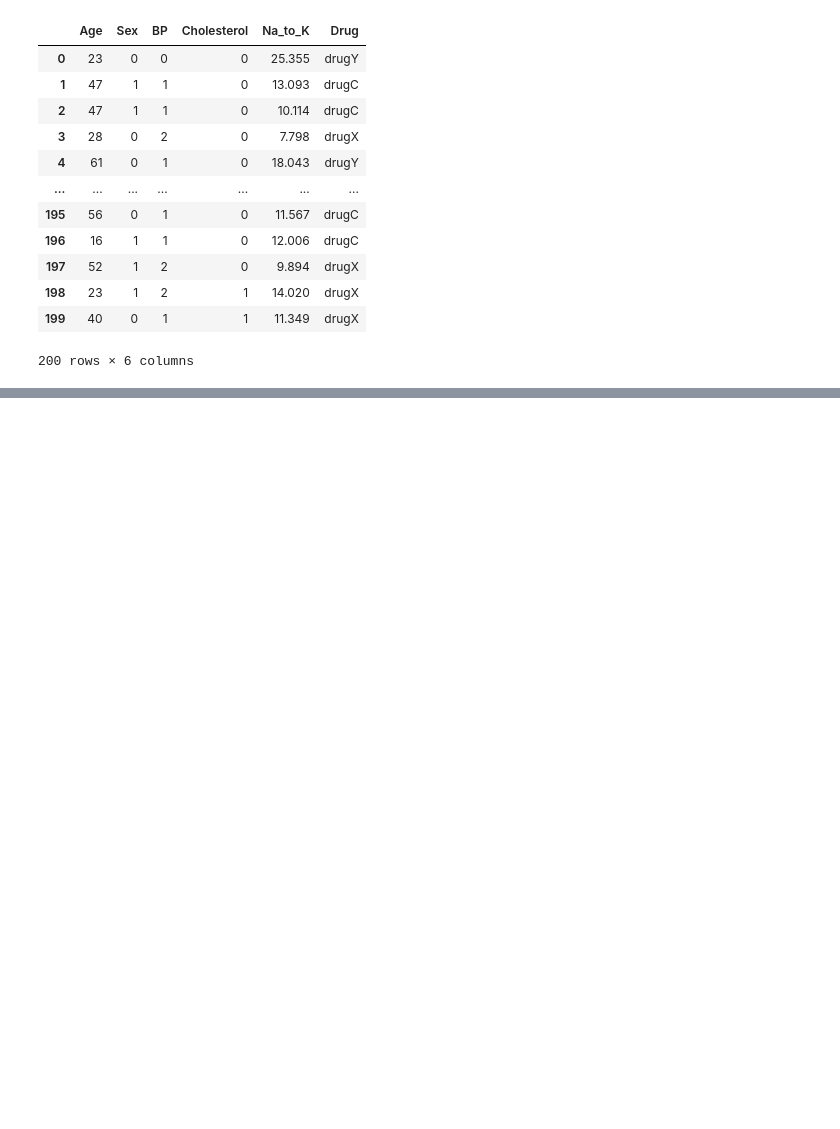
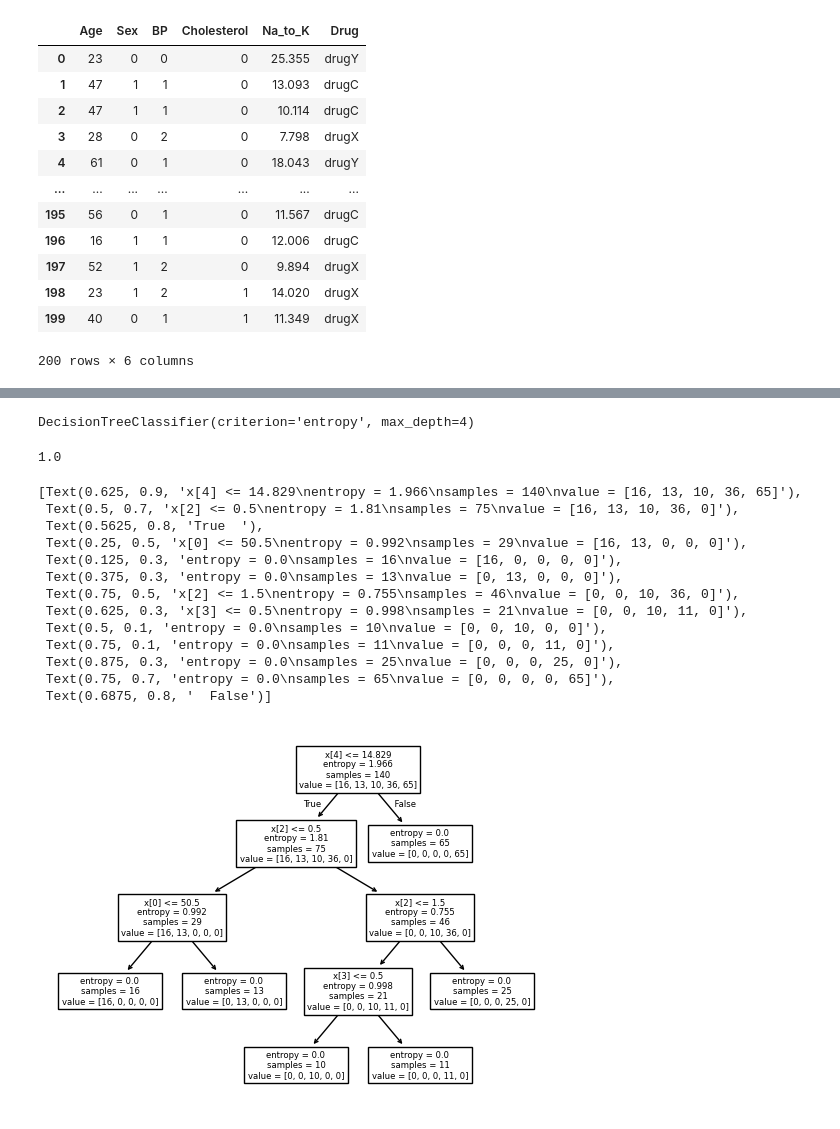
Before and after one commit to anant-jain01/ibm-ml, a Jupyter notebook: decisiontrees.ipynb, the cells around one changed output, grey strips where cells are left out. Drawn from its saved outputs; the diff is of its cells as text; code cells hidden in the pictures; blank space fills up the shorter version.

```diff
--- a/decisiontrees.ipynb
+++ b/decisiontrees.ipynb
@@ -44,0 +55,3 @@ df['Cholesterol']=label.fit_transform(df['Cholesterol'])
+# %%
+cmap={'drugA':0,'drugB':1,'drugC':2,'drugY':3,'drugX':4}
+df['drug_num']=df['Drug'].map(cmap)
@@ -44,0 +73,31 @@ df['Cholesterol']=label.fit_transform(df['Cholesterol'])
+# %%
+X=df.drop(['Drug','drug_num'],axis=1)
+y=df['Drug']
+X_train,X_test,y_train,y_test=train_test_split(X,y,test_size=0.3,random_state=42)
+# %%
+drug_tree=DecisionTreeClassifier(criterion='entropy',max_depth=4)
+drug_tree.fit(X_train,y_train)
+# %% [output]
+DecisionTreeClassifier(criterion='entropy', max_depth=4)
+# %%
+pred=drug_tree.predict(X_test)
+metrics.accuracy_score(y_test,pred)
+# %% [output]
+1.0
+# %%
+plot_tree(drug_tree)
+# %% [output]
+[Text(0.625, 0.9, 'x[4] <= 14.829\nentropy = 1.966\nsamples = 140\nvalue = [16, 13, 10, 36, 65]'),
+ Text(0.5, 0.7, 'x[2] <= 0.5\nentropy = 1.81\nsamples = 75\nvalue = [16, 13, 10, 36, 0]'),
+ Text(0.5625, 0.8, 'True  '),
+ Text(0.25, 0.5, 'x[0] <= 50.5\nentropy = 0.992\nsamples = 29\nvalue = [16, 13, 0, 0, 0]'),
+ Text(0.125, 0.3, 'entropy = 0.0\nsamples = 16\nvalue = [16, 0, 0, 0, 0]'),
+ Text(0.375, 0.3, 'entropy = 0.0\nsamples = 13\nvalue = [0, 13, 0, 0, 0]'),
+ Text(0.75, 0.5, 'x[2] <= 1.5\nentropy = 0.755\nsamples = 46\nvalue = [0, 0, 10, 36, 0]'),
+ Text(0.625, 0.3, 'x[3] <= 0.5\nentropy = 0.998\nsamples = 21\nvalue = [0, 0, 10, 11, 0]'),
+ Text(0.5, 0.1, 'entropy = 0.0\nsamples = 10\nvalue = [0, 0, 10, 0, 0]'),
+ Text(0.75, 0.1, 'entropy = 0.0\nsamples = 11\nvalue = [0, 0, 0, 11, 0]'),
+ Text(0.875, 0.3, 'entropy = 0.0\nsamples = 25\nvalue = [0, 0, 0, 25, 0]'),
+ Text(0.75, 0.7, 'entropy = 0.0\nsamples = 65\nvalue = [0, 0, 0, 0, 65]'),
+ Text(0.6875, 0.8, '  False')]
+[figure, added]
```
Also changed, not shown: parts of 2 cells of this notebook.
